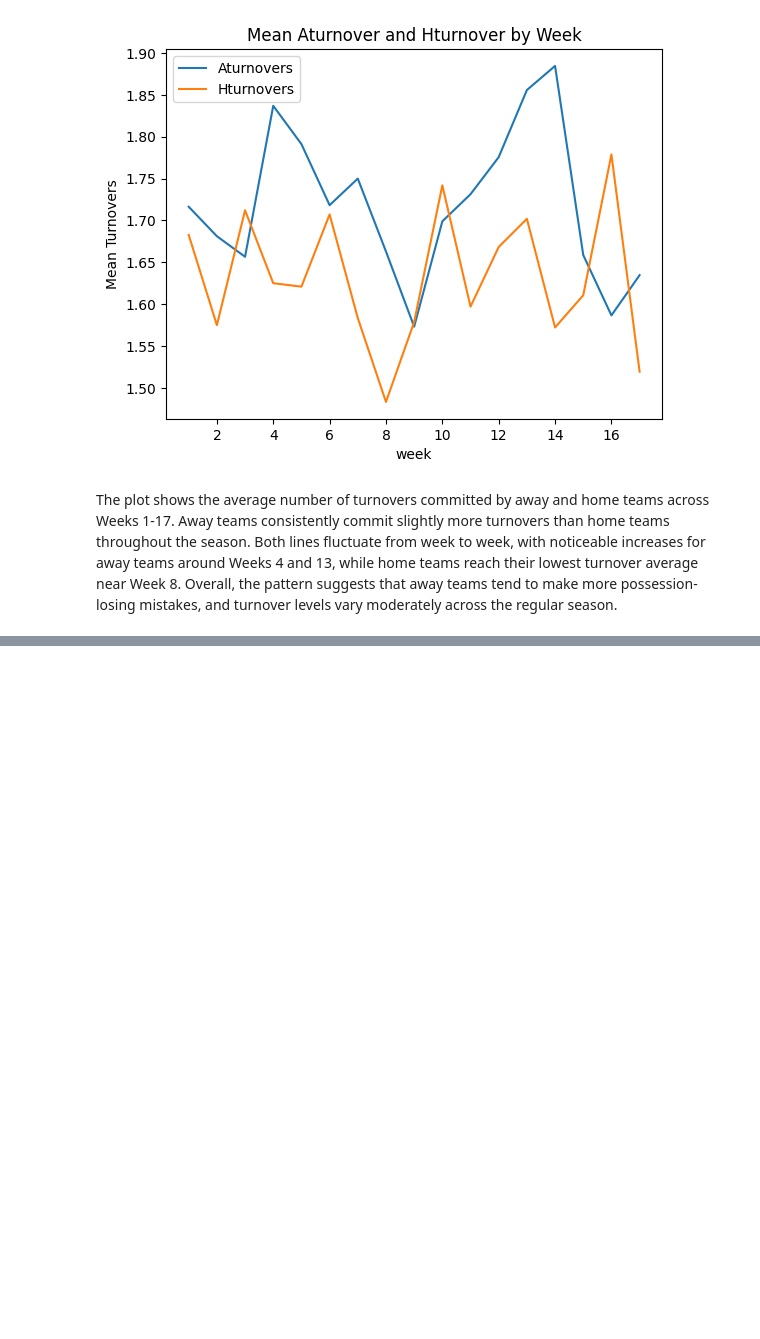
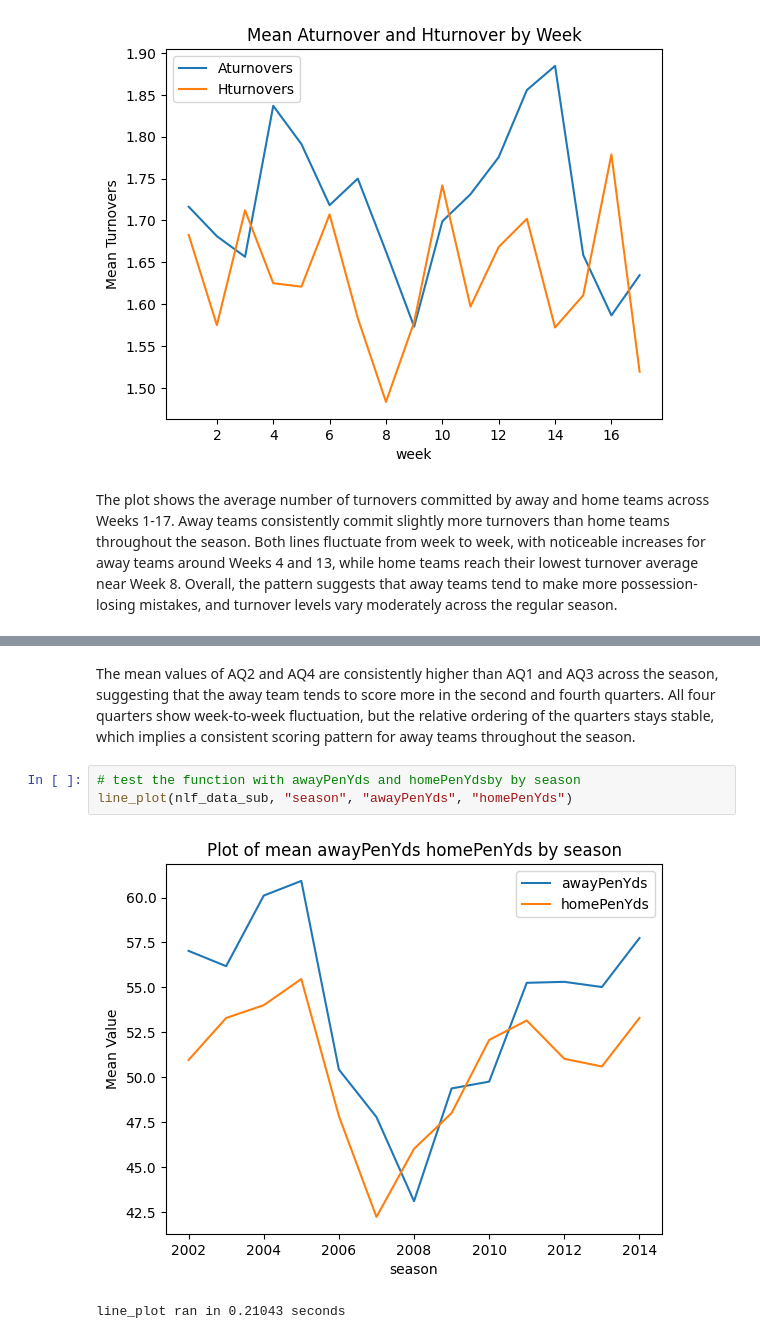
Before and after one commit to fhzhkunming/ST554_HW4, a Jupyter notebook: HW4_Hui.ipynb, the cells around one changed output, grey strips where cells are left out. Saved outputs shown, nothing was run; the diff lists cells and outputs as text; blank space fills up the shorter version.

```diff
--- a/HW4_Hui.ipynb
+++ b/HW4_Hui.ipynb
@@ -525,0 +555,8 @@ The plot shows the average number of turnovers committed by away and home teams
+# %% [markdown]
+The mean values of AQ2 and AQ4 are consistently higher than AQ1 and AQ3 across the season, suggesting that the away team tends to score more in the second and fourth quarters. All four quarters show week-to-week fluctuation, but the relative ordering of the quarters stays stable, which implies a consistent scoring pattern for away teams throughout the season.
+# %%
+# test the function with awayPenYds and homePenYdsby by season
+line_plot(nlf_data_sub, "season", "awayPenYds", "homePenYds")
+# %% [output]
+[figure, added]
+line_plot ran in 0.21043 seconds
```
Also changed, not shown: parts of 8 cells of this notebook.
